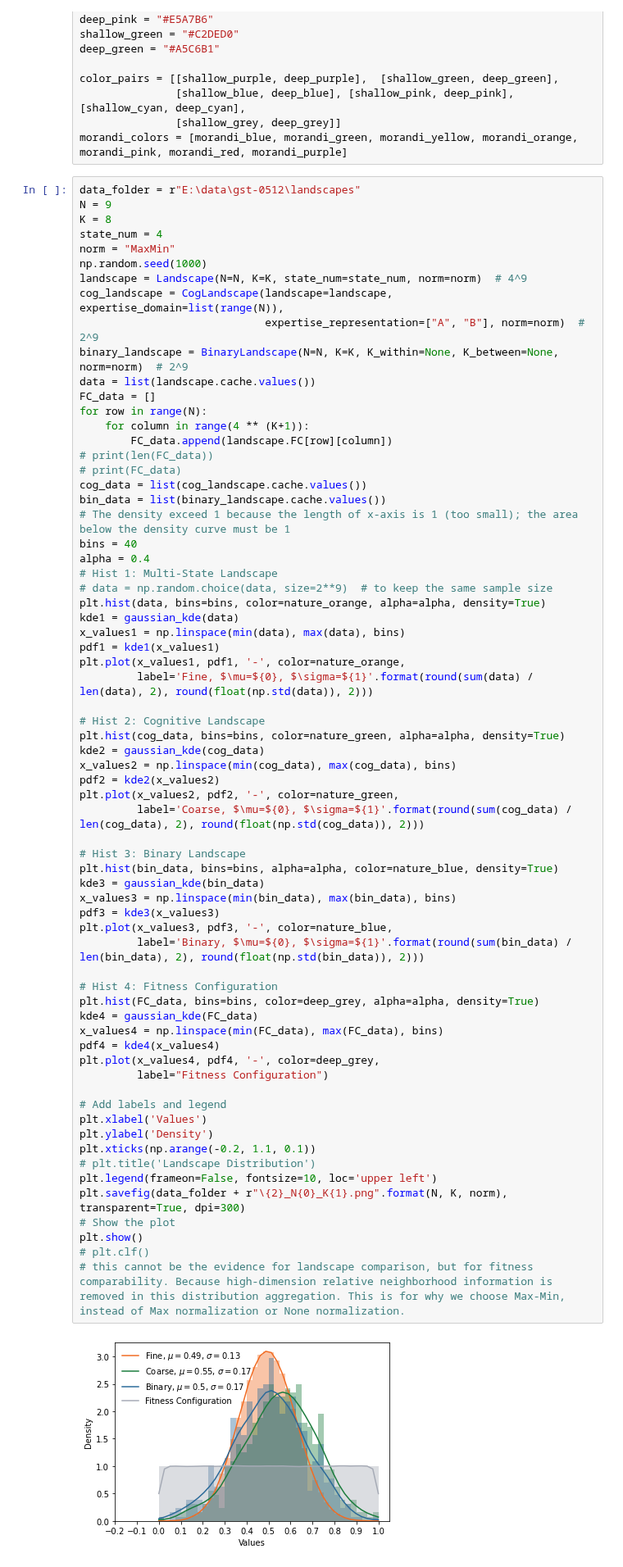
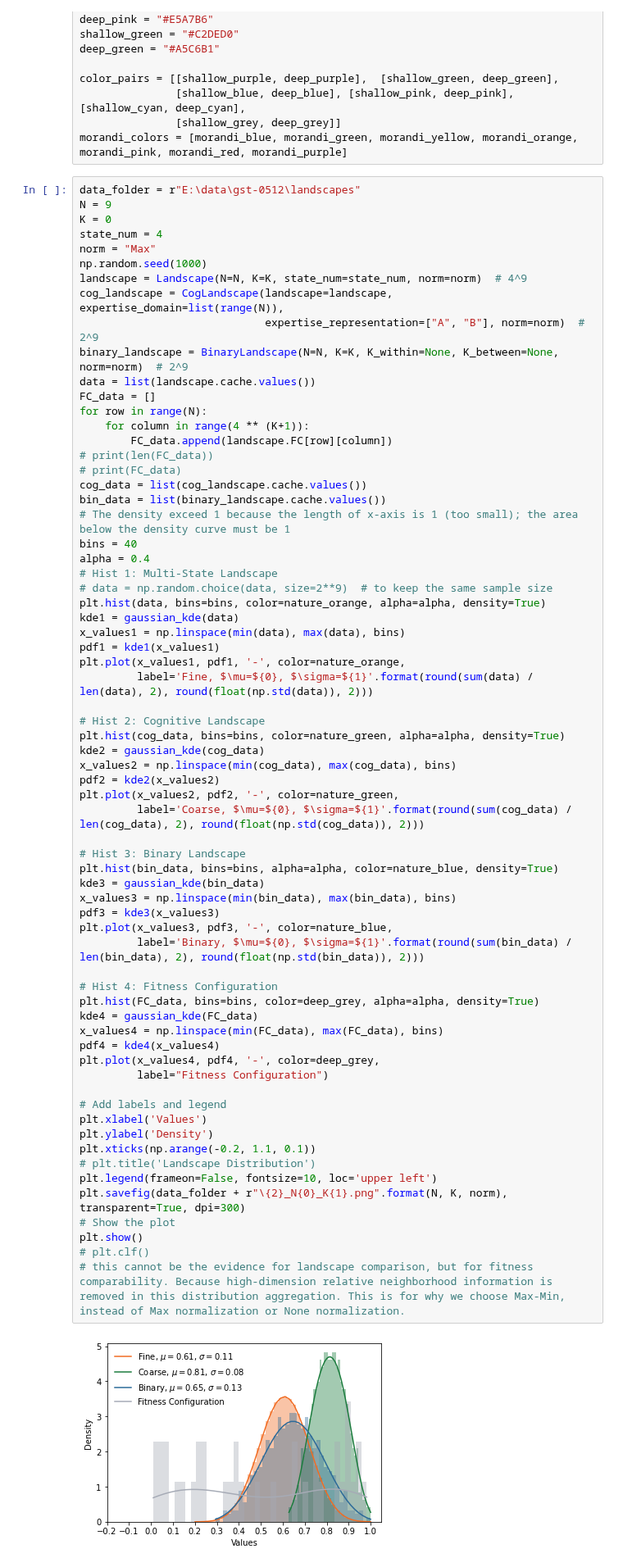
Before and after one commit to baldFemale/OpenInnovationFramework, a Jupyter notebook: Landscapes/Evaluator.ipynb, the cells around one changed output. Shown at 82% size. Cells and saved outputs as stored; diff of their text form.

```diff
--- a/Landscapes/Evaluator.ipynb
+++ b/Landscapes/Evaluator.ipynb
@@ -46,9 +46,9 @@ morandi_colors = [morandi_blue, morandi_green, morandi_yellow, morandi_orange, m
 # %%
 data_folder = r"E:\data\gst-0512\landscapes"
 N = 9
-K = 8
+K = 0
 state_num = 4
-norm = "MaxMin"
+norm = "Max"
 np.random.seed(1000)
 landscape = Landscape(N=N, K=K, state_num=state_num, norm=norm)  # 4^9
 cog_landscape = CogLandscape(landscape=landscape, expertise_domain=list(range(N)),
@@ -84,34 +84,34 @@ plt.plot(x_values2, pdf2, '-', color=nature_green,
          label='Coarse, $\mu=${0}, $\sigma=${1}'.format(round(sum(cog_data) / len(cog_data), 2), round(float(np.std(cog_data)), 2)))
 
 # Hist 3: Binary Landscape
 plt.hist(bin_data, bins=bins, alpha=alpha, color=nature_blue, density=True)
 kde3 = gaussian_kde(bin_data)
 x_values3 = np.linspace(min(bin_data), max(bin_data), bins)
 pdf3 = kde3(x_values3)
 plt.plot(x_values3, pdf3, '-', color=nature_blue,
          label='Binary, $\mu=${0}, $\sigma=${1}'.format(round(sum(bin_data) / len(bin_data), 2), round(float(np.std(bin_data)), 2)))
 
 # Hist 4: Fitness Configuration
 plt.hist(FC_data, bins=bins, color=deep_grey, alpha=alpha, density=True)
 kde4 = gaussian_kde(FC_data)
 x_values4 = np.linspace(min(FC_data), max(FC_data), bins)
 pdf4 = kde4(x_values4)
 plt.plot(x_values4, pdf4, '-', color=deep_grey,
          label="Fitness Configuration")
 
 # Add labels and legend
 plt.xlabel('Values')
 plt.ylabel('Density')
 plt.xticks(np.arange(-0.2, 1.1, 0.1))
 # plt.title('Landscape Distribution')
 plt.legend(frameon=False, fontsize=10, loc='upper left')
 plt.savefig(data_folder + r"\{2}_N{0}_K{1}.png".format(N, K, norm), transparent=True, dpi=300)
 # Show the plot
 plt.show()
 # plt.clf()
 # this cannot be the evidence for landscape comparison, but for fitness comparability. Because high-dimension relative neighborhood information is removed in this distribution aggregation. This is for why we choose Max-Min, instead of Max normalization or None normalization.
 # %% [output]
-[figure, old version]
+[figure, new version]
 # %%
 # Sample data for two distributions
 data1 = [1, 2, 2, 3, 4, 4, 4, 5, 5, 6]
```
